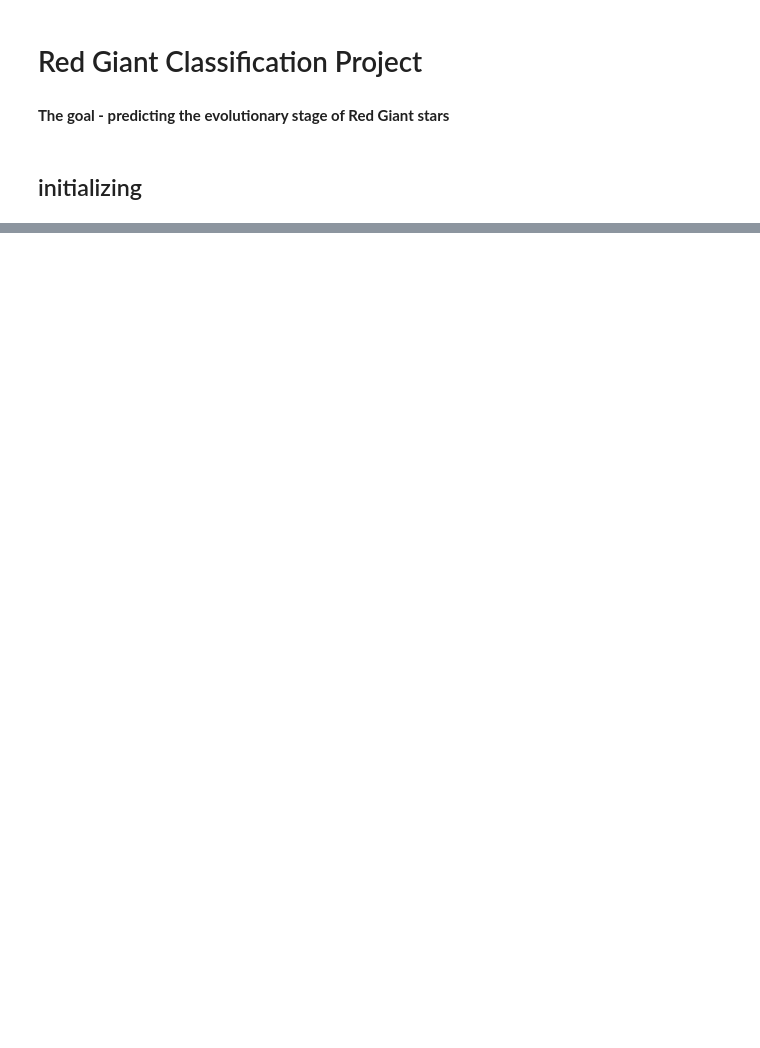
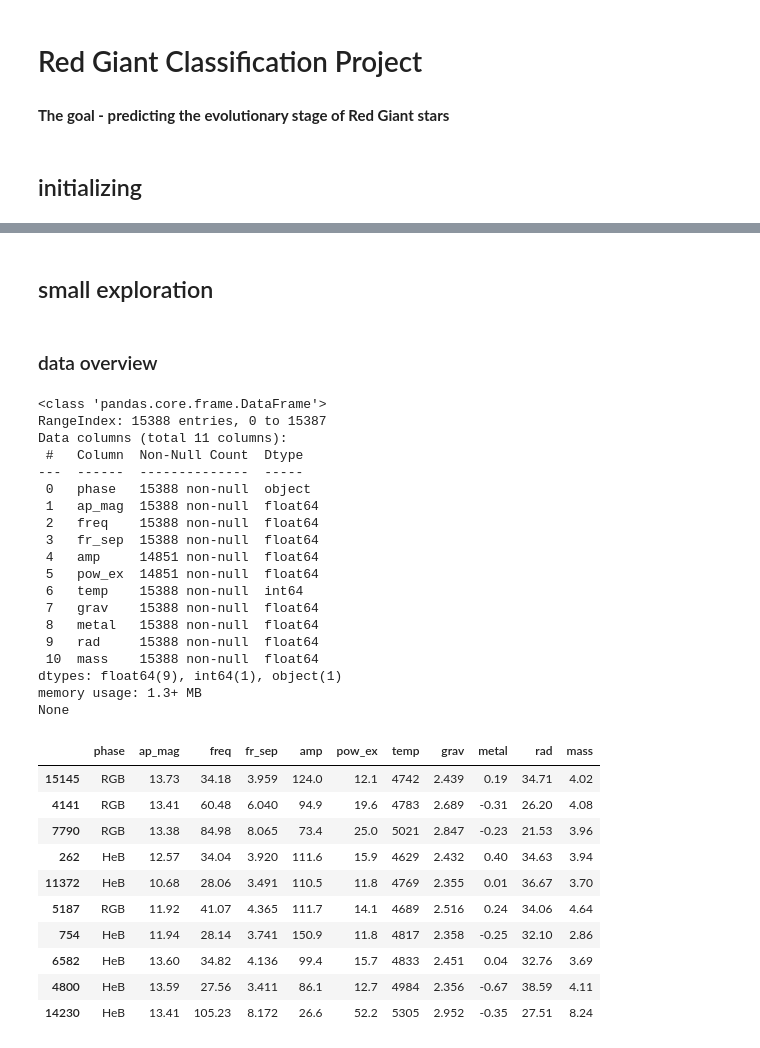
Before and after one commit to Morshay/red-giant-blue-giant, a Jupyter notebook: asteroseismology_classification.ipynb, the cells around one changed output, grey strips where cells are left out. Cells and saved outputs as stored; diff of their text form; code cells hidden in the pictures; blank space fills up the shorter version.

```diff
--- a/asteroseismology_classification.ipynb
+++ b/asteroseismology_classification.ipynb
@@ -259,0 +119,2 @@ logit
+# %% [markdown]
+## small exploration
@@ -259,0 +129,37 @@ logit
+# %% [markdown]
+### data overview
+# %%
+init_df = upload.copy()
+print(init_df.info())
+init_df.sample(10)
+# %% [output]
+<class 'pandas.core.frame.DataFrame'>
+RangeIndex: 15388 entries, 0 to 15387
+Data columns (total 11 columns):
+ #   Column  Non-Null Count  Dtype
+---  ------  --------------  -----
+ 0   phase   15388 non-null  object
+ 1   ap_mag  15388 non-null  float64
+ 2   freq    15388 non-null  float64
+ 3   fr_sep  15388 non-null  float64
+ 4   amp     14851 non-null  float64
+ 5   pow_ex  14851 non-null  float64
+ 6   temp    15388 non-null  int64
+ 7   grav    15388 non-null  float64
+ 8   metal   15388 non-null  float64
+ 9   rad     15388 non-null  float64
+ 10  mass    15388 non-null  float64
+dtypes: float64(9), int64(1), object(1)
+memory usage: 1.3+ MB
+None
+|  | phase | ap_mag | freq | fr_sep | amp | pow_ex | temp | grav | metal | rad | mass |
+| 15145 | RGB | 13.73 | 34.18 | 3.959 | 124.0 | 12.1 | 4742 | 2.439 | 0.19 | 34.71 | 4.02 |
+| 4141 | RGB | 13.41 | 60.48 | 6.040 | 94.9 | 19.6 | 4783 | 2.689 | -0.31 | 26.20 | 4.08 |
+| 7790 | RGB | 13.38 | 84.98 | 8.065 | 73.4 | 25.0 | 5021 | 2.847 | -0.23 | 21.53 | 3.96 |
+| 262 | HeB | 12.57 | 34.04 | 3.920 | 111.6 | 15.9 | 4629 | 2.432 | 0.40 | 34.63 | 3.94 |
+| 11372 | HeB | 10.68 | 28.06 | 3.491 | 110.5 | 11.8 | 4769 | 2.355 | 0.01 | 36.67 | 3.70 |
+| 5187 | RGB | 11.92 | 41.07 | 4.365 | 111.7 | 14.1 | 4689 | 2.516 | 0.24 | 34.06 | 4.64 |
+| 754 | HeB | 11.94 | 28.14 | 3.741 | 150.9 | 11.8 | 4817 | 2.358 | -0.25 | 32.10 | 2.86 |
+| 6582 | HeB | 13.60 | 34.82 | 4.136 | 99.4 | 15.7 | 4833 | 2.451 | 0.04 | 32.76 | 3.69 |
+| 4800 | HeB | 13.59 | 27.56 | 3.411 | 86.1 | 12.7 | 4984 | 2.356 | -0.67 | 38.59 | 4.11 |
+| 14230 | HeB | 13.41 | 105.23 | 8.172 | 26.6 | 52.2 | 5305 | 2.952 | -0.35 | 27.51 | 8.24 |
```
Also changed, not shown: parts of 111 cells of this notebook, 10 other files.
